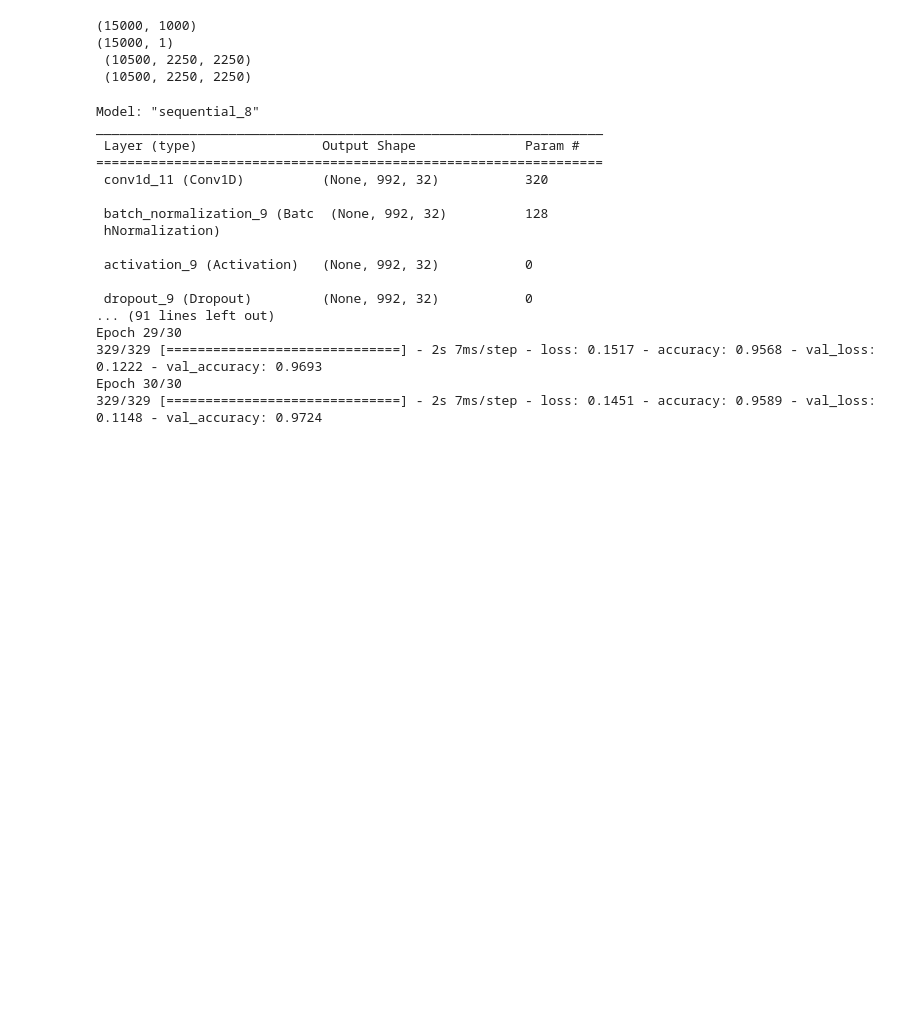
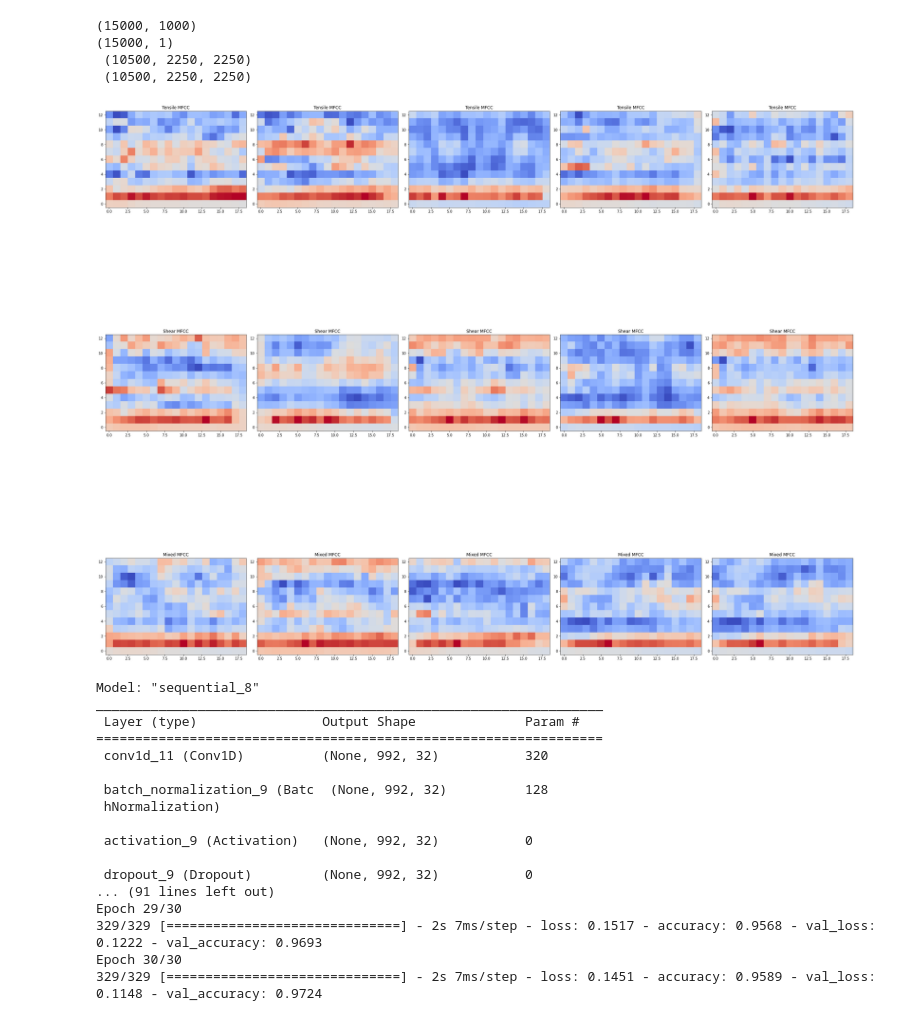
Before and after one commit to veysiadn/acustic-emission-models, a Jupyter notebook: convert_deploy.ipynb, the cells around one changed output. Drawn from its saved outputs; the diff is of its cells as text; code cells hidden in the pictures; blank space fills up the shorter version.

Commit message:
added mfcc and autokeras

```diff
--- a/convert_deploy.ipynb
+++ b/convert_deploy.ipynb
@@ -95,6 +95,43 @@ print(f" {len(y_train), len(y_val), len(y_test)}")
 (15000, 1)
  (10500, 2250, 2250)
  (10500, 2250, 2250)
+# %%
+x_tensile = x_train[np.where(y_train == 0)[0]]
+y_tensile = y_train[np.where(y_train == 0)[0]]
+x_shear = x_train[np.where(y_train == 1)[0]]
+y_shear = y_train[np.where(y_train == 1)[0]]
+x_mixed = x_train[np.where(y_train == 2)[0]]
+y_mixed = y_train[np.where(y_train == 2)[0]]
+# %%
+from python_speech_features import mfcc
+from python_speech_features import logfbank
+import matplotlib.pyplot as plt
+from matplotlib import cm
+
+fig = plt.subplots(nrows=3, ncols=5, figsize=(30, 30))
+for i in range(1,6):
+    mfcc_feat = mfcc(x_tensile[i], 5e3)
+    mfcc_data= np.swapaxes(mfcc_feat, 0 ,1)
+    cax = plt.subplot(3, 5, i)
+    cax.imshow(mfcc_data, interpolation='nearest', cmap=cm.coolwarm, origin='lower')
+    cax.set_title('Tensile MFCC')
+#############################################
+    mfcc_feat = mfcc(x_shear[i], 5e3)
+    mfcc_data= np.swapaxes(mfcc_feat, 0 ,1)
+    cax = plt.subplot(3, 5, i+5)
+    cax.imshow(mfcc_data, interpolation='nearest', cmap=cm.coolwarm, origin='lower')
+    cax.set_title('Shear MFCC')
+
+#############################################
+    mfcc_feat = mfcc(x_mixed[i], 5e3)
+    mfcc_data= np.swapaxes(mfcc_feat, 0 ,1)
+    cax = plt.subplot(3, 5, i+10)
+    cax.imshow(mfcc_data, interpolation='nearest', cmap=cm.coolwarm, origin='lower')
+    cax.set_title('Mixed MFCC')
+plt.tight_layout()
+plt.show()
+# %% [output]
+[figure, added]
 # %%
 from tensorflow.keras import layers
 
```
Also changed, not shown: 2 other files.
